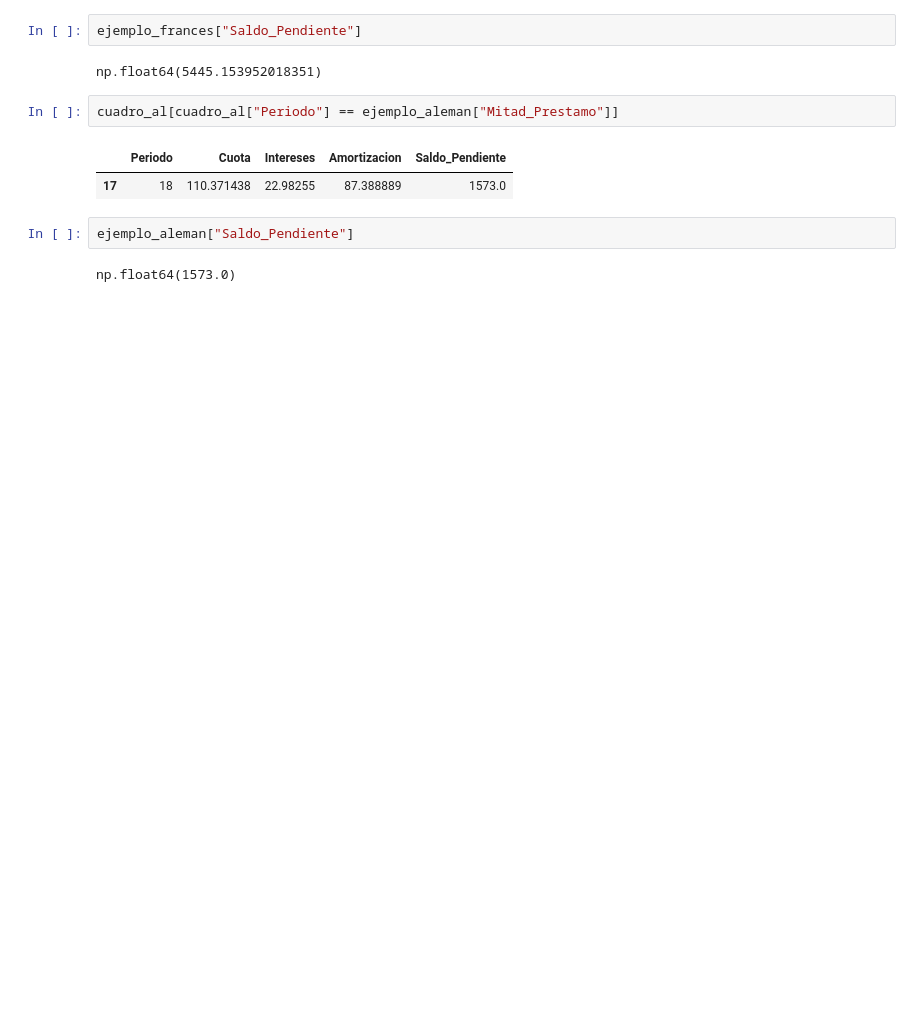
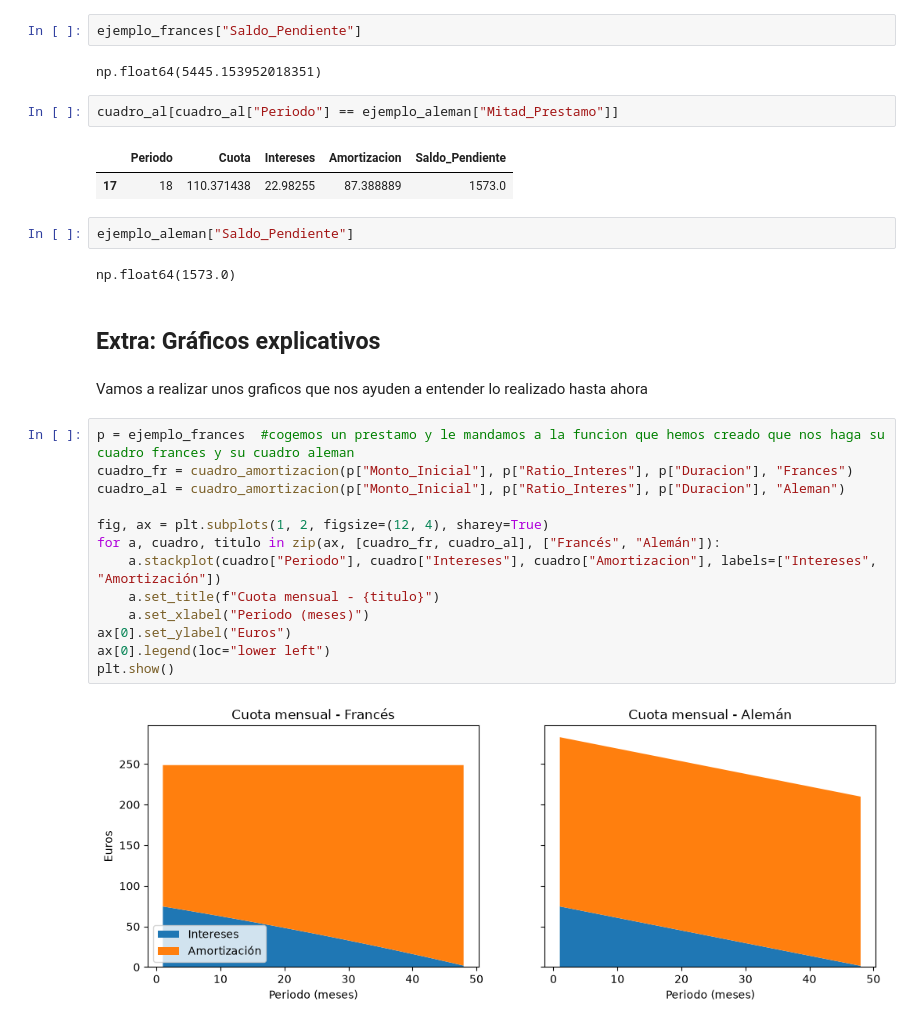
Before and after one commit to Guilleurre/Reto-05-Grupo-Verde-Oscuro, a Jupyter notebook: Calculo_de_amortizaciones.ipynb, the cells around one changed output. Saved outputs shown, nothing was run; the diff lists cells and outputs as text; blank space fills up the shorter version.

```diff
--- a/Calculo_de_amortizaciones.ipynb
+++ b/Calculo_de_amortizaciones.ipynb
@@ -301,3 +324,22 @@ cuadro_al[cuadro_al["Periodo"] == ejemplo_aleman["Mitad_Prestamo"]]
 ejemplo_aleman["Saldo_Pendiente"]
 # %% [output]
 np.float64(1573.0)
+# %% [markdown]
+## Extra: Gráficos explicativos
+# %% [markdown]
+Vamos a realizar unos graficos que nos ayuden a entender lo realizado hasta ahora
+# %%
+p = ejemplo_frances  #cogemos un prestamo y le mandamos a la funcion que hemos creado que nos haga su cuadro frances y su cuadro aleman
+cuadro_fr = cuadro_amortizacion(p["Monto_Inicial"], p["Ratio_Interes"], p["Duracion"], "Frances")
+cuadro_al = cuadro_amortizacion(p["Monto_Inicial"], p["Ratio_Interes"], p["Duracion"], "Aleman")
+
+fig, ax = plt.subplots(1, 2, figsize=(12, 4), sharey=True)
+for a, cuadro, titulo in zip(ax, [cuadro_fr, cuadro_al], ["Francés", "Alemán"]):
+    a.stackplot(cuadro["Periodo"], cuadro["Intereses"], cuadro["Amortizacion"], labels=["Intereses", "Amortización"])
+    a.set_title(f"Cuota mensual - {titulo}")
+    a.set_xlabel("Periodo (meses)")
+ax[0].set_ylabel("Euros")
+ax[0].legend(loc="lower left")
+plt.show()
+# %% [output]
+[figure, added]
```
Also changed, not shown: parts of 7 cells of this notebook.
